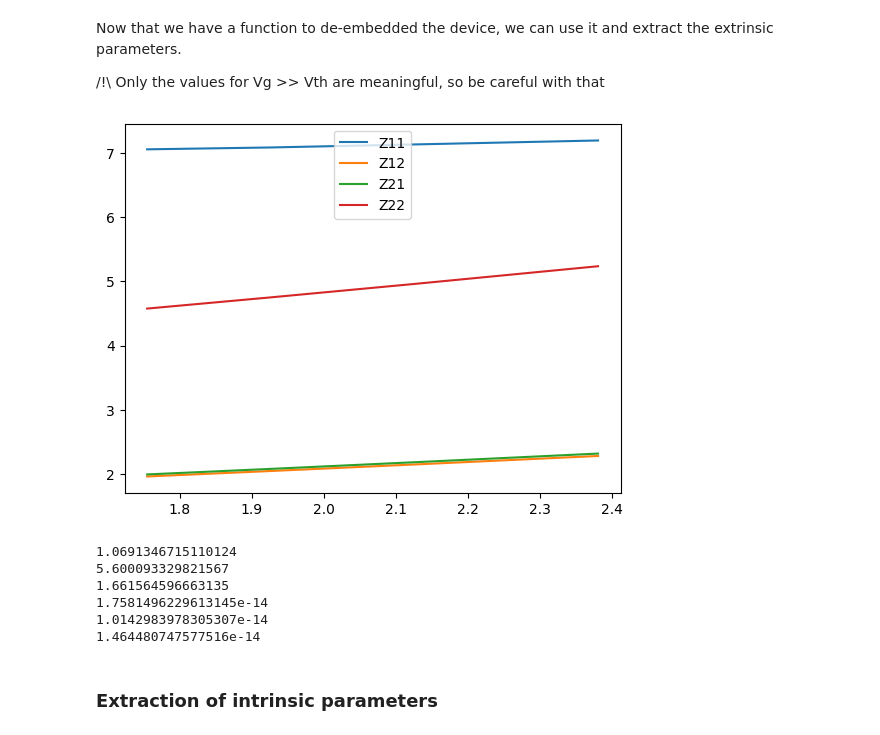
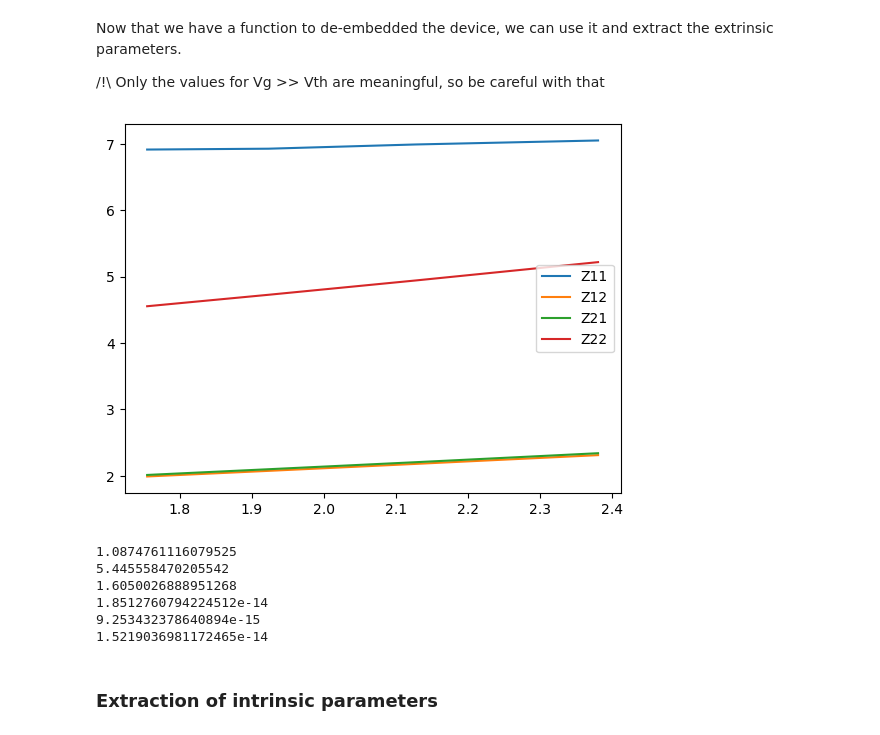
Before and after one commit to nonoswagman/LELEC2541, a Jupyter notebook: ExtractParameters.ipynb, the cells around one changed output. Saved outputs shown, nothing was run; the diff lists cells and outputs as text; code cells hidden in the pictures.

```diff
--- a/ExtractParameters.ipynb
+++ b/ExtractParameters.ipynb
@@ -228,10 +223,16 @@ def Y_parameters(file, measurement_index, plot=False):
     Y22 /= 50
 
     if plot:
-        plt.plot(f*1e-9, np.real(Y11), linestyle='-', label='S11')
-        plt.plot(f*1e-9, np.real(Y12), linestyle='-', label='S12')
-        plt.plot(f*1e-9, np.real(Y21), linestyle='-', label='S21')
-        plt.plot(f*1e-9, np.real(Y22), linestyle='-', label='S22')
+        # plt.plot(f*1e-9, np.real(Y11), linestyle='-', label='Y11')
+        # plt.plot(f*1e-9, np.real(Y12), linestyle='-', label='Y12')
+        # plt.plot(f*1e-9, np.real(Y21), linestyle='-', label='Y21')
+        # plt.plot(f*1e-9, np.real(Y22), linestyle='-', label='Y22')
+
+        plt.plot(f*1e-9, np.absolute(Y11), linestyle='-', label='Y11')
+        plt.plot(f*1e-9, np.absolute(Y12), linestyle='-', label='Y12')
+        plt.plot(f*1e-9, np.absolute(Y21), linestyle='-', label='Y21')
+        plt.plot(f*1e-9, np.absolute(Y22), linestyle='-', label='Y22')
+
         plt.xlabel('Frequency [GHz]')
         plt.ylabel('Admittance [S]')
         plt.title('Y Parameters (Real part), Vd = {}, Vg = {}'.format(vd, vg))
@@ -241,7 +242,7 @@ def Y_parameters(file, measurement_index, plot=False):
 
     return Y11, Y12, Y21, Y22
 
-Y11, Y12, Y21, Y22 = Y_parameters(file2, 0)
+Y11, Y12, Y21, Y22 = Y_parameters(file2, 0, plot=True)
 
 
 # Scale sucks for this one
@@ -278,9 +279,11 @@ def Z_parameters(file, measurement_index, plot=False):
         plt.plot(f*1e-9, np.real(Z12), linestyle='-', label='Z12')
         plt.plot(f*1e-9, np.real(Z21), linestyle='-', label='Z21')
         plt.plot(f*1e-9, np.real(Z22), linestyle='-', label='Z22')
+
         plt.xlabel('Frequency [GHz]')
         plt.ylabel('Impedance [Ω]')
         plt.ylim(-10, 10)
+        plt.xlim(7, 17)
         plt.title('Z Parameters (Real part), Vd = {}, Vg = {}'.format(vd, vg))
         plt.grid(True)
         plt.legend()
@@ -311,7 +315,7 @@ def deEmbedding(measurements, open):
     data = mdm_reader_extract(measurements) # data[i] is the i'th block of the file
     len_data = len(data)
     len_col = len(data[0])
-    # freq = data[0][:, 0]
+    f = data[0][:, 0]
 
     Y11o, Y12o, Y21o, Y22o = Y_parameters(open, 0) # only one index in the file...
     Y11t, Y12t, Y21t, Y22t = [np.zeros((len_data, len_col), dtype='complex') for _ in range(4)] # o for open, t for total (measured here)
@@ -350,10 +354,15 @@ def extrinsic_parameters(measurements, open, Vth, plot=False):
 
     freq = data[0][:, 0]
     deltaf = (freq[1]-freq[0])*1e-9
-    numfreq = int(10/deltaf)
+    numfreq = int(10/deltaf)    # We want a range of 10GHz
+    start_index = 34   # We start at 7GHz
+    # start_index = numfreq
 
     # For the resistances, we only work with a slice of the frequencies (10GHz band)
-    freq_slice = freq[numfreq:numfreq*2]
+    freq_slice = freq[start_index:start_index+numfreq]
+
+    # print(freq_slice[0])
+    # print(freq_slice[-1])
 
     Vg = np.zeros(len_data)
 
@@ -363,10 +372,10 @@ def extrinsic_parameters(measurements, open, Vth, plot=False):
 
     # we iterate on each bias point
     for i in range(len_data):
-        Z11_mean[i] = np.mean(Z11[i][numfreq:numfreq*2])
-        Z12_mean[i] = np.mean(Z12[i][numfreq:numfreq*2])
-        Z21_mean[i] = np.mean(Z21[i][numfreq:numfreq*2])
-        Z22_mean[i] = np.mean(Z22[i][numfreq:numfreq*2])
+        Z11_mean[i] = np.mean(Z11[i][start_index:start_index+numfreq])
+        Z12_mean[i] = np.mean(Z12[i][start_index:start_index+numfreq])
+        Z21_mean[i] = np.mean(Z21[i][start_index:start_index+numfreq])
+        Z22_mean[i] = np.mean(Z22[i][start_index:start_index+numfreq])
 
         dummy, info = mdm_reader_index(measurements, i)
         Vg[i] = float(info[1].split()[-1])
@@ -420,41 +429,41 @@ def extrinsic_parameters(measurements, open, Vth, plot=False):
             Y = np.linalg.inv(np.array([[Z11[i][j], Z12[i][j]], [Z21[i][j], Z22[i][j]]]))
             Y11[i][j], Y12[i][j], Y21[i][j], Y22[i][j] = np.matrix.flatten(Y)
 
     # Only Y[0] interests us because we want Vg < 0. dd for deep depletion
     # We need to work at a specific frequency !
-    working_freq_idx = numfreq*2
+    working_freq_idx = 59  # We are working at 12GHz
 
     Y11dd = Y11[0][working_freq_idx]
     Y12dd = Y12[0][working_freq_idx]
     Y21dd = Y21[0][working_freq_idx]
     Y22dd = Y22[0][working_freq_idx]
 
     f_capa = freq[working_freq_idx]
     w_capa = 2*np.pi*f_capa
 
     Cgse = np.imag(Y11dd+Y12dd) / w_capa
     Cdse = np.imag(Y22dd+Y12dd) / w_capa
     Cgde = -np.imag(Y12dd) / w_capa
 
     return Rse, Rge, Rde, Cgse, Cdse, Cgde
 
 
 Rse, Rge, Rde, Cgse, Cdse, Cgde = extrinsic_parameters(measurements, open_measurements, 0.33, plot=True)
 
 print(Rse)
 print(Rge)
 print(Rde)
 print(Cgse)
 print(Cdse)
 print(Cgde)
 # %% [output]
-[figure, old version]
+[figure, new version]
-1.0691346715110124
-5.600093329821567
-1.661564596663135
-1.7581496229613145e-14
-1.0142983978305307e-14
-1.464480747577516e-14
+1.0874761116079525
+5.445558470205542
+1.6050026888951268
+1.8512760794224512e-14
+9.253432378640894e-15
+1.5219036981172465e-14
 # %% [markdown]
 ### Extraction of intrinsic parameters
 # %%
```
Also changed, not shown: parts of 11 cells of this notebook.
